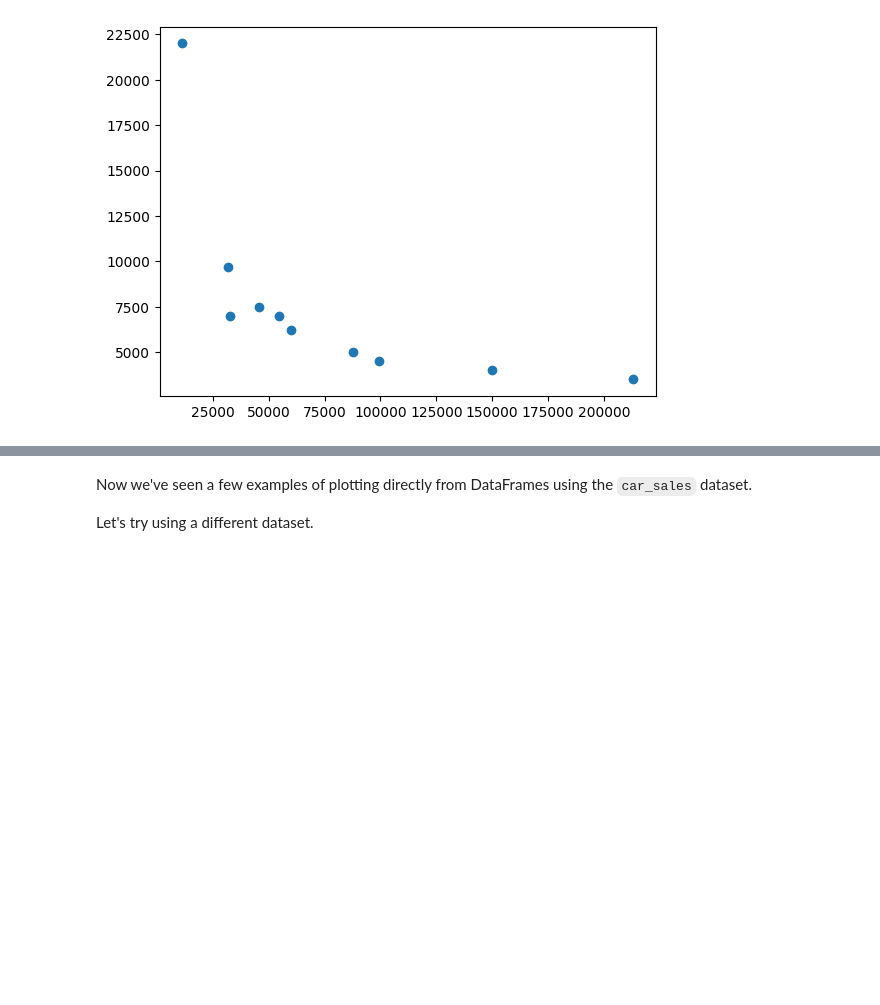
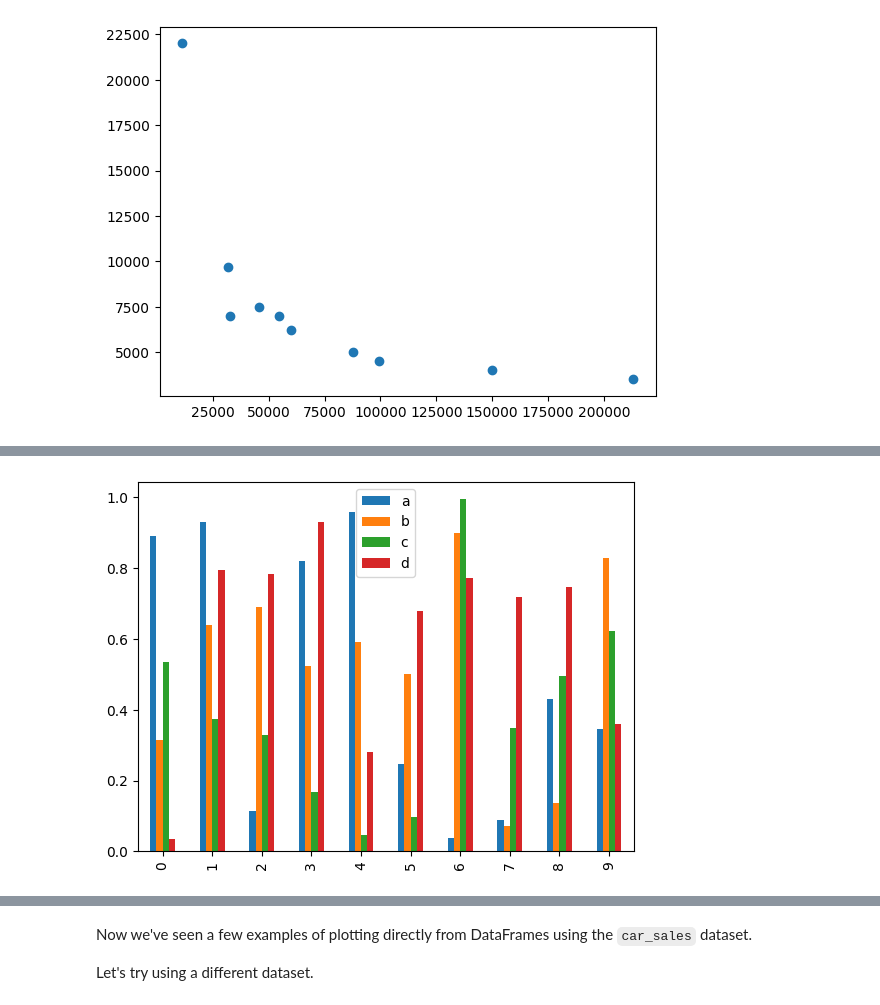
Before and after one commit to BrennZA/ZTM-ML, a Jupyter notebook: matplotlib-exercises.ipynb, the cells around one changed output, grey strips where cells are left out. Saved outputs shown, nothing was run; the diff lists cells and outputs as text; code cells hidden in the pictures; blank space fills up the shorter version.

```diff
--- a/matplotlib-exercises.ipynb
+++ b/matplotlib-exercises.ipynb
@@ -373,10 +373,10 @@ array([[0.48547446, 0.36900262, 0.80645424, 0.60368879],
 # %%
 # Turn the NumPy array X into a DataFrame with columns called ['a', 'b', 'c', 'd']
-# abcd = pd.DataFrame({'a': x[0], 'b': x[1], 'c': x[2], 'd': x[3]})
-# abcd
 
-x[0]
-# code is adding rows to columns. Need to change to rather add columns
+# Transpose matrix
+x = x.T
 
-# Create a bar graph of the DataFrame
+# Create DataFrame using x
+abcd = pd.DataFrame({'a': x[0], 'b': x[1], 'c': x[2], 'd': x[3]})
+abcd
 # %% [output]
@@ -384,2 +394,8 @@ array([0.45924249, 0.063071  , 0.01714572, 0.37221729])
+# %%
+# Create a bar graph of the DataFrame
+ax = abcd.plot(kind='bar')
+plt.show()
+# %% [output]
+[figure, added]
 # %%
 # Create a bar graph of the 'Make' and 'Odometer (KM)' columns in the car_sales DataFrame
```
Also changed, not shown: parts of 21 cells of this notebook.
